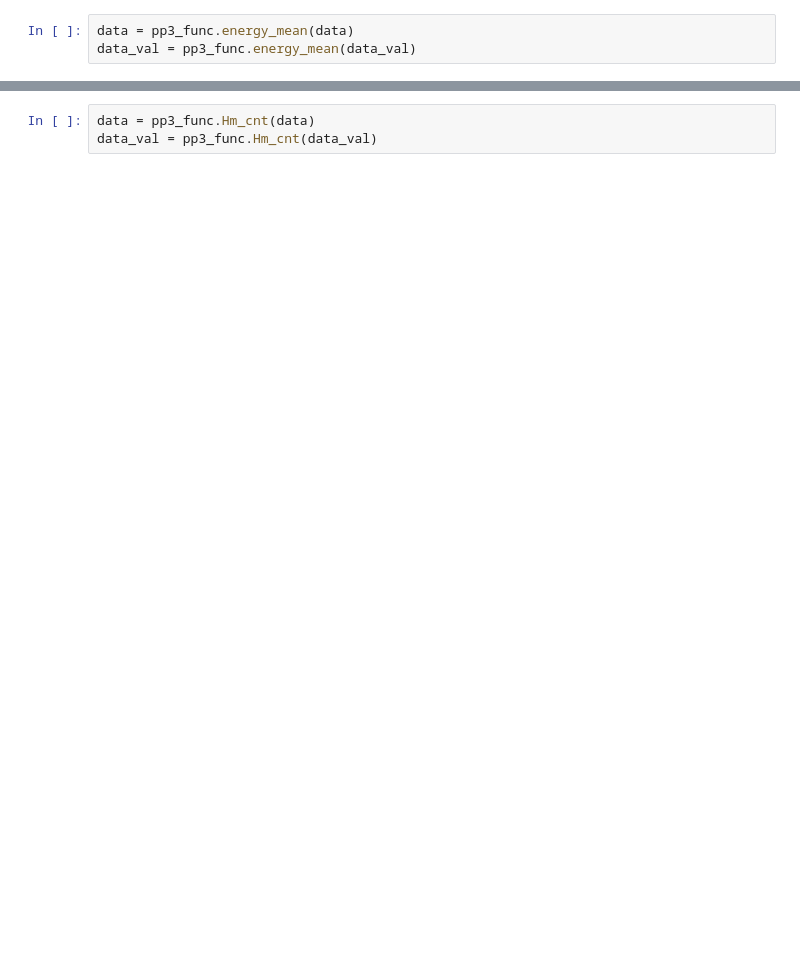
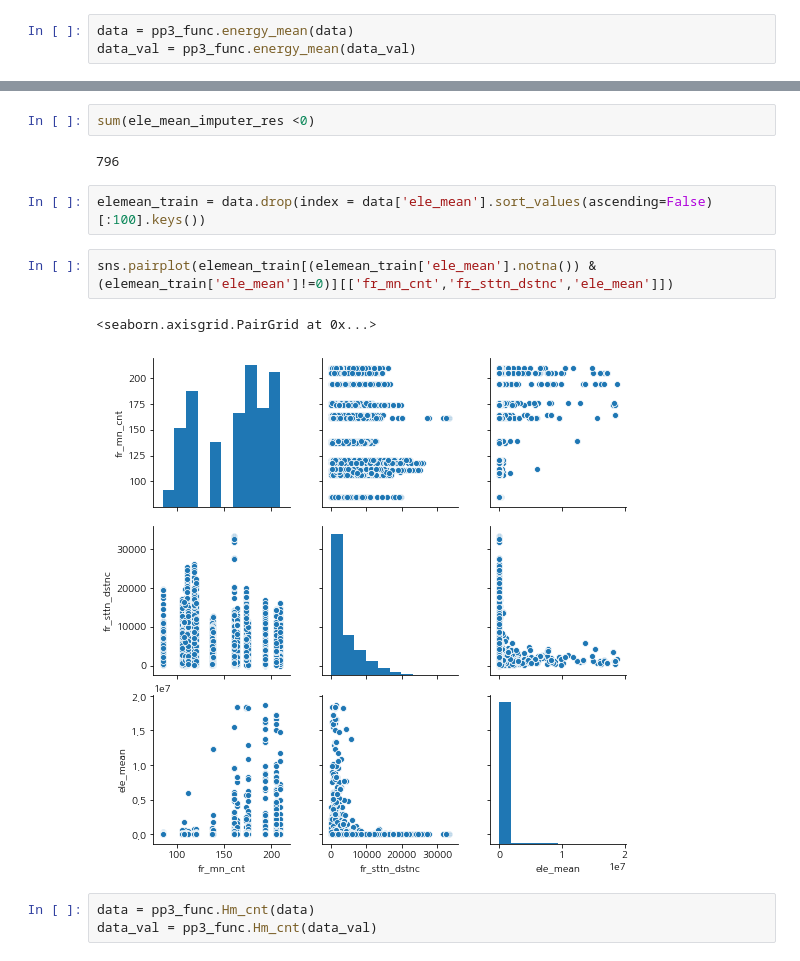
Before and after one commit to ximzzzzz/kimhae_fr_clf, a Jupyter notebook: pp_4th/preprocess_4th.ipynb, the cells around one changed output, grey strips where cells are left out. Cells and saved outputs as stored; diff of their text form; blank space fills up the shorter version.

```diff
--- a/pp_4th/preprocess_4th.ipynb
+++ b/pp_4th/preprocess_4th.ipynb
@@ -46,3 +68,14 @@ data_val = pp3_func.energy_mean(data_val)
+# %%
+sum(ele_mean_imputer_res <0)
+# %% [output]
+796
+# %%
+elemean_train = data.drop(index = data['ele_mean'].sort_values(ascending=False)[:100].keys())
+# %%
+sns.pairplot(elemean_train[(elemean_train['ele_mean'].notna()) & (elemean_train['ele_mean']!=0)][['fr_mn_cnt','fr_sttn_dstnc','ele_mean']])
+# %% [output]
+<seaborn.axisgrid.PairGrid at 0x...>
+[figure, added]
 # %%
 data = pp3_func.Hm_cnt(data)
 data_val = pp3_func.Hm_cnt(data_val)
```
Also changed, not shown: parts of 28 cells of this notebook, 9 other files.
